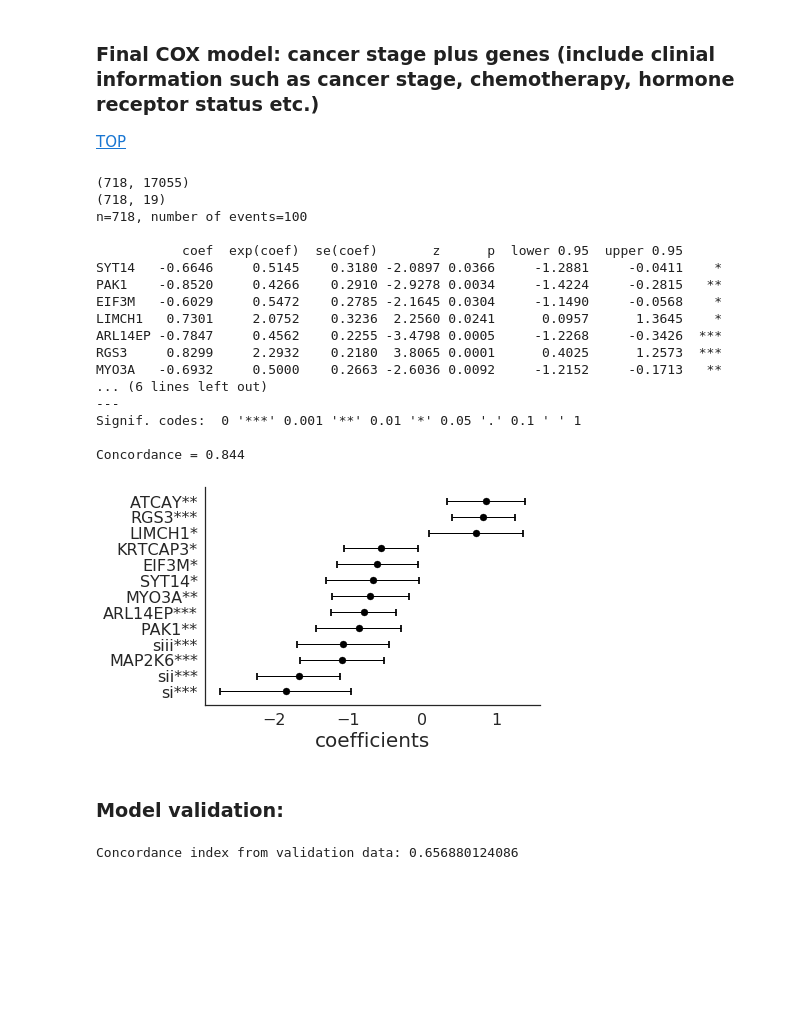
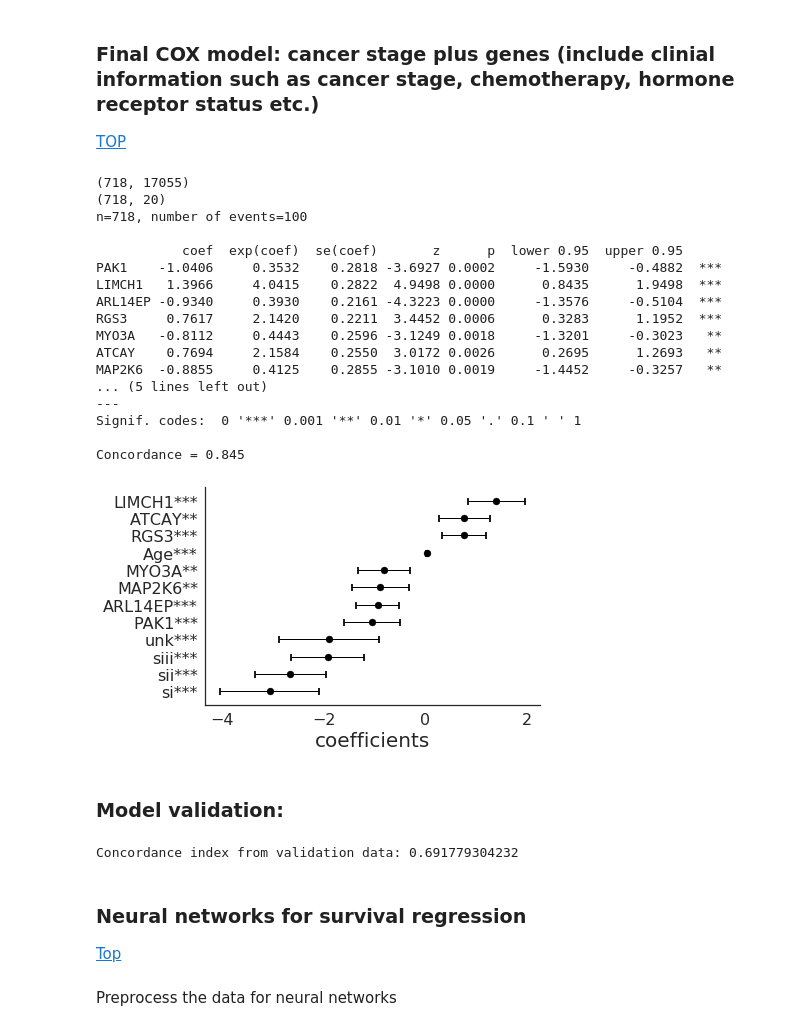
Before and after one commit to emindeniz/Precision-Prognosis, a Jupyter notebook: Breast_cancer_chemo.ipynb, the cells around one changed output. Drawn from its saved outputs; the diff is of its cells as text; code cells hidden in the pictures; blank space fills up the shorter version.

```diff
--- a/Breast_cancer_chemo.ipynb
+++ b/Breast_cancer_chemo.ipynb
@@ -224,4 +226,7 @@ plt.ylabel("Patient count",**axis_font)
 ax.spines['top'].set_color('none')
 ax.spines['right'].set_color('none')
 plt.tick_params(axis='both', which='major', labelsize=20)
+ax.text(25,50,'median age:'+str(patient_df['Age'].median()),fontsize=18)
+print(patient_df['Age'].median())
+patient_df['Age'].fillna(patient_df['Age'].median(),inplace=True)
 # %% [output]
@@ -392,9 +365,10 @@ training_cutoffs.head()
 # %%
-training_cutoffs= pd.read_csv('data/training_cutoffs_final.csv')
+training_cutoffs= pd.read_csv('data/training_cutoffs_new.csv')
 print(training_cutoffs[training_cutoffs.Symbols=='SPRY4'])
 training_cutoffs.sort_values('log-rank P Values',inplace=True)
 training_cutoffs.reset_index(drop=True,inplace=True)
 training_cutoffs['corrected_p'] = training_cutoffs['log-rank P Values']*17000/(training_cutoffs.index+1)
+training_cutoffs['favorable'] = training_cutoffs['higher_median']>training_cutoffs['lower_median']
 training_cutoffs.head()
 # %% [output]
        Unnamed: 0 Symbols  Expression Cutoffs  log-rank P Values  \
@@ -484 +456,9 @@ Genes passing significance level:
 ['SYT14', 'SSX2IP', 'PAK1', 'EIF3M', 'LIMCH1'] [0.0, 2.403109425162, 6.135199881266002, 12.005094159889998, 15.628450837010007]
+# %%
+plt.figure(figsize=(3,6))
+sns.set(style='white')
+ax = sns.countplot(x='favorable', data=selected_genes)
+ax.spines['top'].set_color('none')
+ax.spines['right'].set_color('none')
+ax.grid(False)
+plt.show()
@@ -494,7 +476,7 @@ Genes passing significance level:
 patient_df_binary = patient_df.copy()
 valid_df_binary = valid_df.copy()
 # %%
-for gene,level in zip(gene_list,cutoff_level):
+for gene,level in zip(gene_list[:2],cutoff_level[:2]):
     if True:
         print(gene)
         #median_level = patient_df[gene].median()
@@ -728,44 +694,44 @@ validation c index 0.618324839353
 # %%
 COX_dataset = patient_df.loc[:,['Stage_number']]
 COX_dataset.fillna(-1,inplace=True)
 
 stage_dummies = pd.get_dummies(COX_dataset['Stage_number']).rename(columns={-1:'unk',1:'si',2:'sii',3:'siii',4:'siv'})
-stage_dummies.drop(['unk'],axis=1,inplace=True)
-COX_dataset = pd.concat([patient_df_binary[gene_list[:12]+['Days','Vitality']],stage_dummies,patient_df[['HR_status']]],axis=1)
+stage_dummies.drop(['siv'],axis=1,inplace=True)
+COX_dataset = pd.concat([patient_df_binary[gene_list[:12]+['Days','Vitality']],stage_dummies,patient_df[['HR_status','Age']]],axis=1)
 
 print(patient_df.shape)
 print(COX_dataset.shape)
 
 cph = COXPH_backward_elimination(COX_dataset,penalizer=0)
 final_factors = cph.summary.index.tolist()
 cph.print_summary()
 cph.plot()
 
 ax = plt.gca()
 axis_font = {'fontname':'DejaVu Sans', 'size':'20'}
 plt.xlabel("coefficients",**axis_font)
 ax.spines['top'].set_color('none')
 ax.spines['right'].set_color('none')
 plt.tick_params(axis='both', which='major', labelsize=16)
 # %% [output]
 (718, 17055)
-(718, 19)
+(718, 20)
 n=718, number of events=100
 
            coef  exp(coef)  se(coef)       z      p  lower 0.95  upper 0.95
-SYT14   -0.6646     0.5145    0.3180 -2.0897 0.0366     -1.2881     -0.0411    *
-PAK1    -0.8520     0.4266    0.2910 -2.9278 0.0034     -1.4224     -0.2815   **
-EIF3M   -0.6029     0.5472    0.2785 -2.1645 0.0304     -1.1490     -0.0568    *
-LIMCH1   0.7301     2.0752    0.3236  2.2560 0.0241      0.0957      1.3645    *
-ARL14EP -0.7847     0.4562    0.2255 -3.4798 0.0005     -1.2268     -0.3426  ***
-RGS3     0.8299     2.2932    0.2180  3.8065 0.0001      0.4025      1.2573  ***
-MYO3A   -0.6932     0.5000    0.2663 -2.6036 0.0092     -1.2152     -0.1713   **
-... (6 lines left out)
+PAK1    -1.0406     0.3532    0.2818 -3.6927 0.0002     -1.5930     -0.4882  ***
+LIMCH1   1.3966     4.0415    0.2822  4.9498 0.0000      0.8435      1.9498  ***
+ARL14EP -0.9340     0.3930    0.2161 -4.3223 0.0000     -1.3576     -0.5104  ***
+RGS3     0.7617     2.1420    0.2211  3.4452 0.0006      0.3283      1.1952  ***
+MYO3A   -0.8112     0.4443    0.2596 -3.1249 0.0018     -1.3201     -0.3023   **
+ATCAY    0.7694     2.1584    0.2550  3.0172 0.0026      0.2695      1.2693   **
+MAP2K6  -0.8855     0.4125    0.2855 -3.1010 0.0019     -1.4452     -0.3257   **
+... (5 lines left out)
 ---
 Signif. codes:  0 '***' 0.001 '**' 0.01 '*' 0.05 '.' 0.1 ' ' 1
 
-Concordance = 0.844
+Concordance = 0.845
-[figure, old version]
+[figure, new version]
 # %% [markdown]
 ### Model validation:
 # %%
@@ -775,7 +741,7 @@ COX_dataset.fillna(-1,inplace=True)
 stage_dummies = pd.get_dummies(COX_dataset['Stage_number']).rename(columns={-1:'unk',1:'si',2:'sii',3:'siii',4:'siv'})
 #stage_dummies.drop(['unk'],axis=1,inplace=True)
 stage_dummies.drop(['siv'],axis=1,inplace=True)
-COX_dataset = pd.concat([valid_df_binary[gene_list[:12]+['Days','Vitality']],stage_dummies,valid_df[['HR_status']]],axis=1)
+COX_dataset = pd.concat([valid_df_binary[gene_list[:12]+['Days','Vitality']],stage_dummies,valid_df[['HR_status','Age']]],axis=1)
 
 c_index = concordance_index(COX_dataset['Days'],
                             -cph.predict_partial_hazard(COX_dataset[final_factors]).values.ravel(),
@@ -783,4 +749,10 @@ c_index = concordance_index(COX_dataset['Days'],
 
 print('Concordance index from validation data:',c_index)
 # %% [output]
-Concordance index from validation data: 0.656880124086
+Concordance index from validation data: 0.691779304232
+# %% [markdown]
+<a id='cell9'></a>
+### Neural networks for survival regression
+[Top](#cell100)
+# %% [markdown]
+Preprocess the data for neural networks
```
Also changed, not shown: parts of 21 cells of this notebook, 2 other files.
